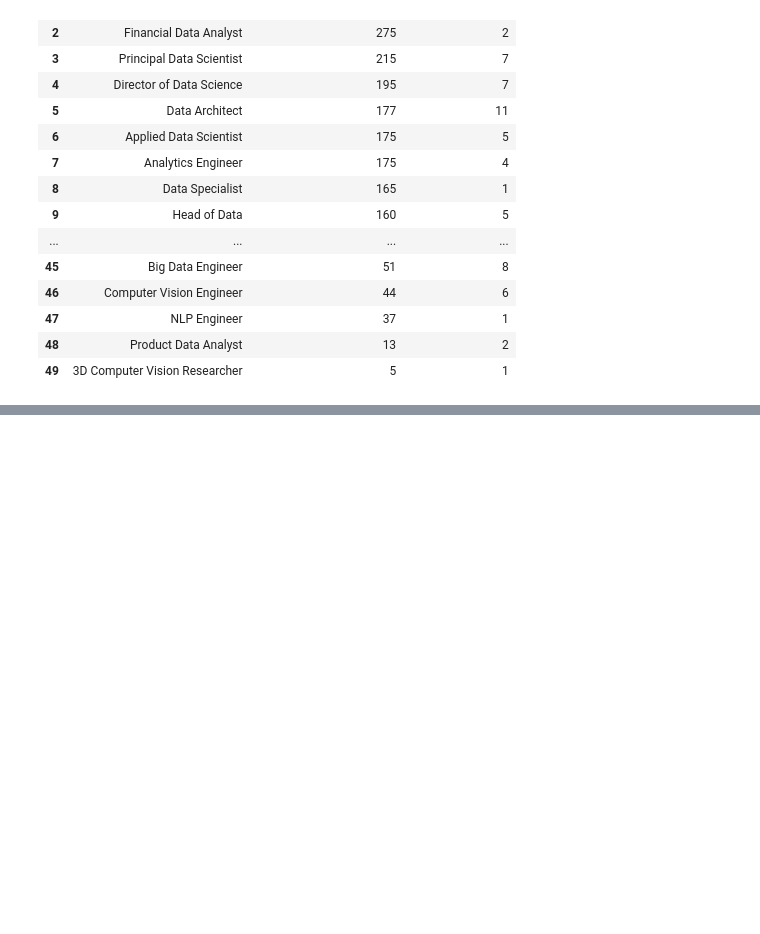
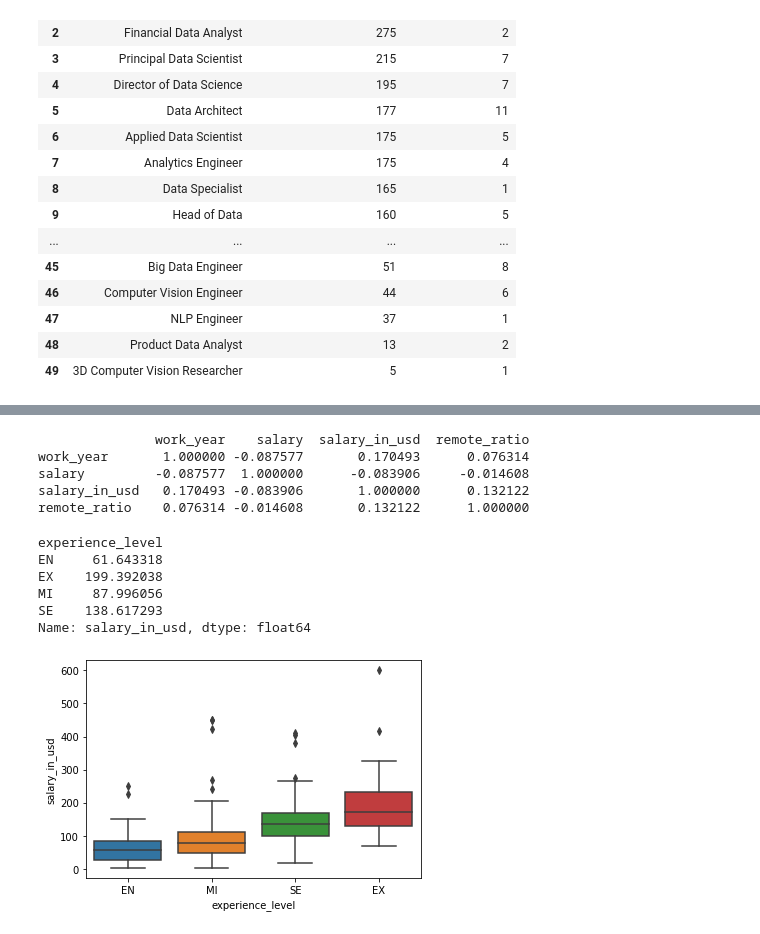
Before and after one commit to rolandina/simplon-projet-existant, a Jupyter notebook: analysis.ipynb, the cells around one changed output, grey strips where cells are left out. Saved outputs shown, nothing was run; the diff lists cells and outputs as text; code cells hidden in the pictures; blank space fills up the shorter version.

```diff
--- a/analysis.ipynb
+++ b/analysis.ipynb
@@ -347,0 +379,4 @@ fig.show()
+# %%
+df = pd.read_csv('data/ds_salaries.csv', index_col=0)
+df["salary"]=df["salary"]/1000
+df["salary_in_usd"] = df["salary_in_usd"]/1000
@@ -347,0 +407,28 @@ fig.show()
+# %%
+# Correlation Analysis
+corr_matrix = df.corr()
+print(corr_matrix)
+# %% [output]
+               work_year    salary  salary_in_usd  remote_ratio
+work_year       1.000000 -0.087577       0.170493      0.076314
+salary         -0.087577  1.000000      -0.083906     -0.014608
+salary_in_usd   0.170493 -0.083906       1.000000      0.132122
+remote_ratio    0.076314 -0.014608       0.132122      1.000000
+# %%
+# Grouped Analysis
+print(df.groupby('experience_level')['salary_in_usd'].mean())
+# %% [output]
+experience_level
+EN     61.643318
+EX    199.392038
+MI     87.996056
+SE    138.617293
+Name: salary_in_usd, dtype: float64
+# %%
+# Data Visualization
+# Box plot Experience level & salary in usd
+experience_order = ['EN', 'MI', 'SE', 'EX']
+sns.boxplot(x='experience_level', y='salary_in_usd', data=df, order=experience_order)
+plt.show()
+# %% [output]
+[figure, added]
```
Also changed, not shown: parts of 37 cells of this notebook.
